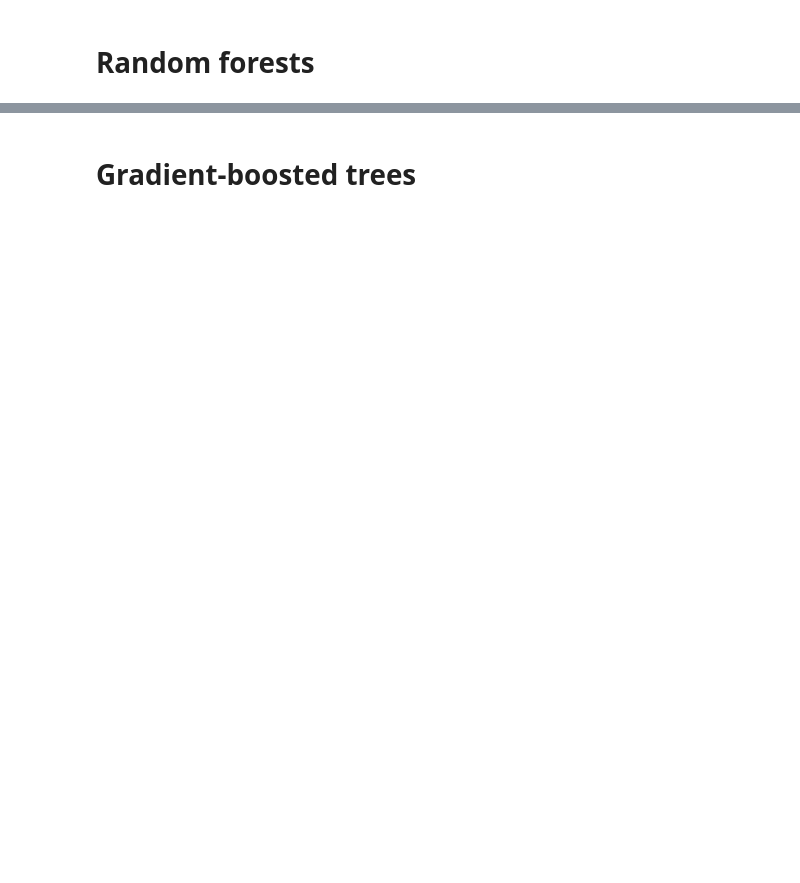
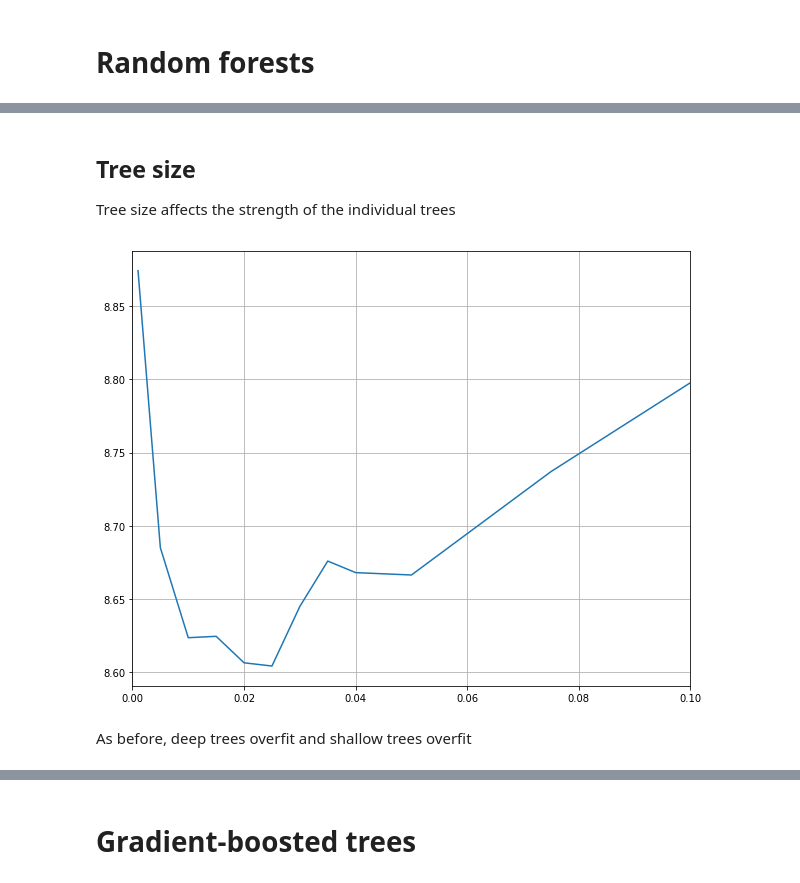
Before and after one commit to thomas-woodruff/footbot, a Jupyter notebook: app/notebooks/v1/00.01 Tree-based methods lecture.ipynb, the cells around one changed output, grey strips where cells are left out. Cells and saved outputs as stored; diff of their text form; code cells hidden in the pictures; blank space fills up the shorter version.

```diff
--- a/app/notebooks/v1/00.01 Tree-based methods lecture.ipynb
+++ b/app/notebooks/v1/00.01 Tree-based methods lecture.ipynb
@@ -236,0 +305,32 @@ If our tree is too shallow we underfit and if our tree is too deep we overfit
+# %% [markdown]
+## Tree size
+
+Tree size affects the strength of the individual trees
+# %%
+forest_ts_parameters = {
+    'min_samples_leaf': [0.001, 0.005, 0.01, 0.015, 0.02, 0.025, 0.03, 0.035, 0.04, 0.05, 0.075, 0.1]
+}
+# %%
+forest_ts_model = GridSearchCV(
+    RandomForestRegressor(n_estimators=20, max_features=1.0),
+    forest_ts_parameters,
+    scoring=['neg_mean_absolute_error', 'neg_mean_squared_error'],
+    refit=False,
+    cv=5,
+    error_score=100, n_jobs=1)
+forest_ts_model.fit(X, y.ravel())
+
+forest_ts_model_df = pd.DataFrame(forest_ts_model.cv_results_)[[
+    'param_min_samples_leaf',
+    'split0_test_neg_mean_squared_error'
+]]
+# %%
+plt.figure(figsize=(10, 8))
+plt.plot(forest_ts_model_df['param_min_samples_leaf'], -forest_ts_model_df['split0_test_neg_mean_squared_error'])
+plt.xlim(0.0, 0.1)
+plt.grid()
+plt.show()
+# %% [output]
+[figure, added]
+# %% [markdown]
+As before, deep trees overfit and shallow trees overfit
```
Also changed, not shown: parts of 63 cells of this notebook, 18 other files.
